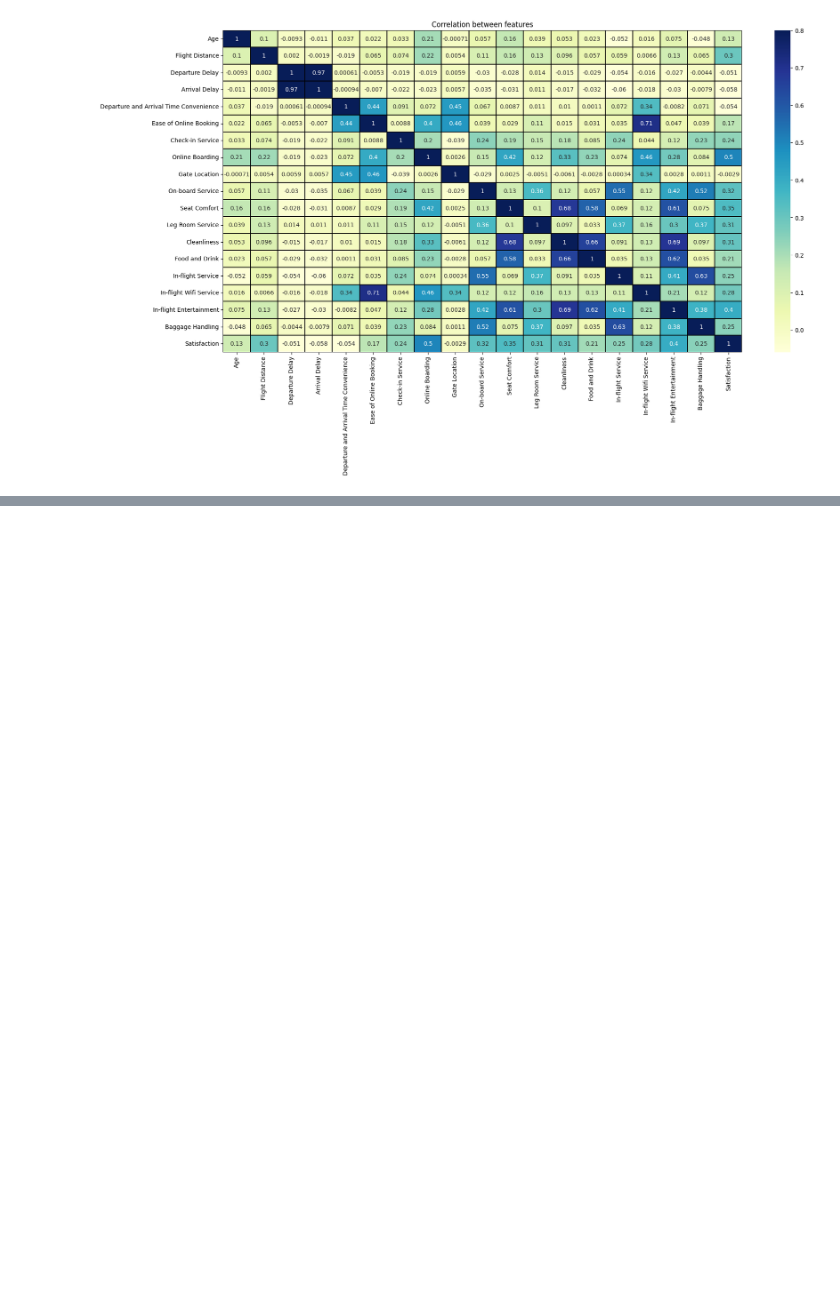
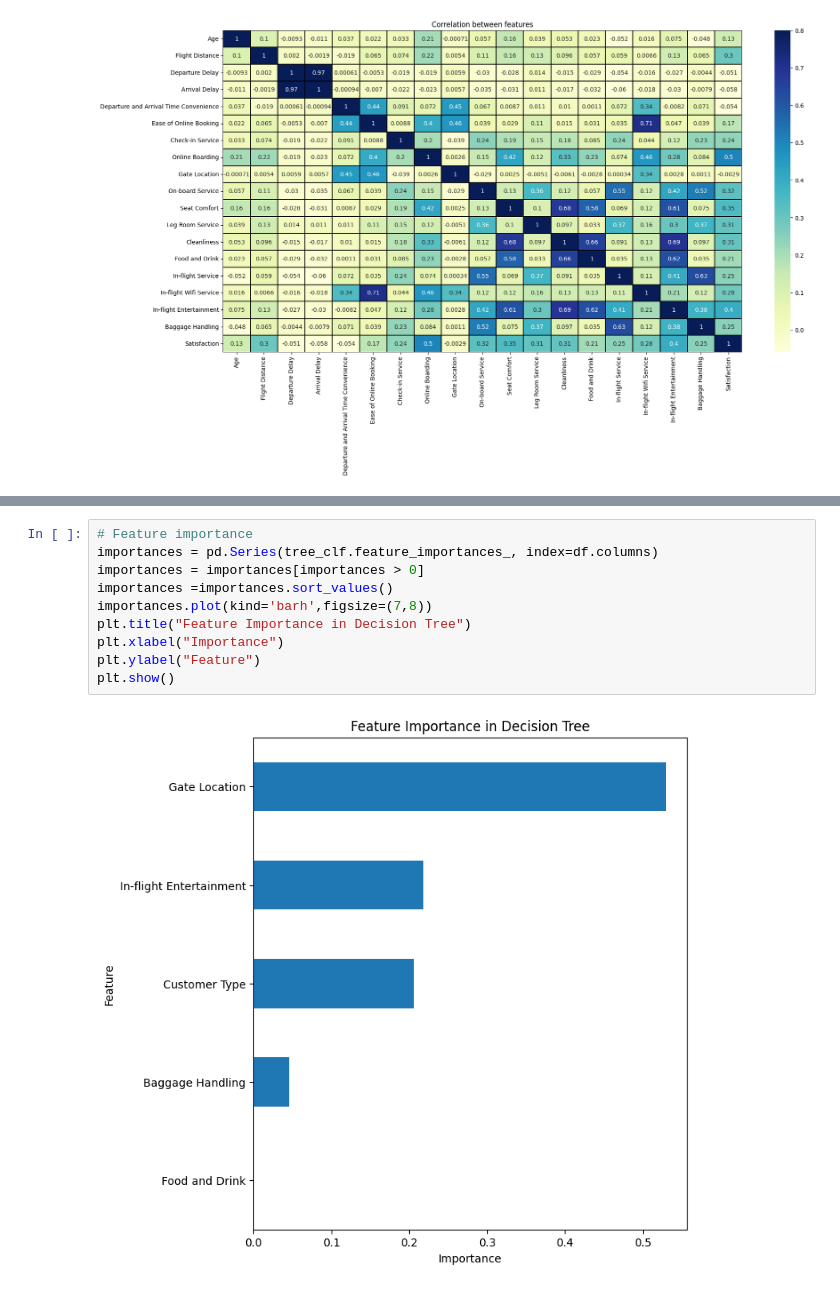
Before and after one commit to athoscf/XAI-techniques, a Jupyter notebook: Project.ipynb, the cells around one changed output, grey strips where cells are left out. Drawn from its saved outputs; the diff is of its cells as text; blank space fills up the shorter version.

Commit message:
Implemented Decision Tree

```diff
--- a/Project.ipynb
+++ b/Project.ipynb
@@ -185,0 +185,12 @@ plt.show()
+# %%
+# Feature importance
+importances = pd.Series(tree_clf.feature_importances_, index=df.columns)
+importances = importances[importances > 0]
+importances =importances.sort_values()
+importances.plot(kind='barh',figsize=(7,8))
+plt.title("Feature Importance in Decision Tree")
+plt.xlabel("Importance")
+plt.ylabel("Feature")
+plt.show()
+# %% [output]
+[figure, added]
```
Also changed, not shown: parts of 4 cells of this notebook.
